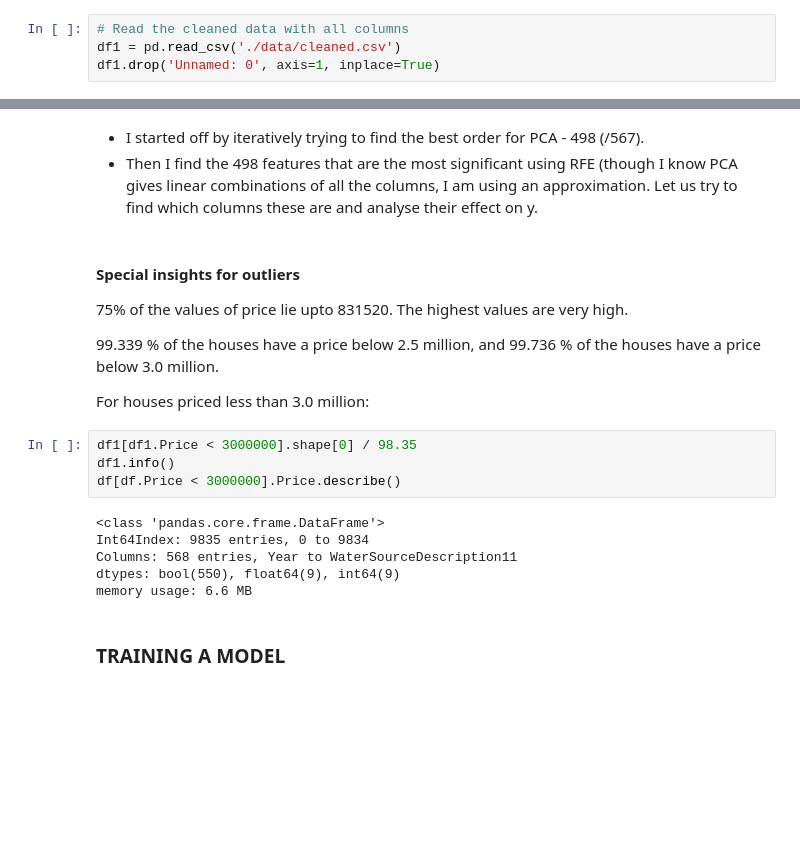
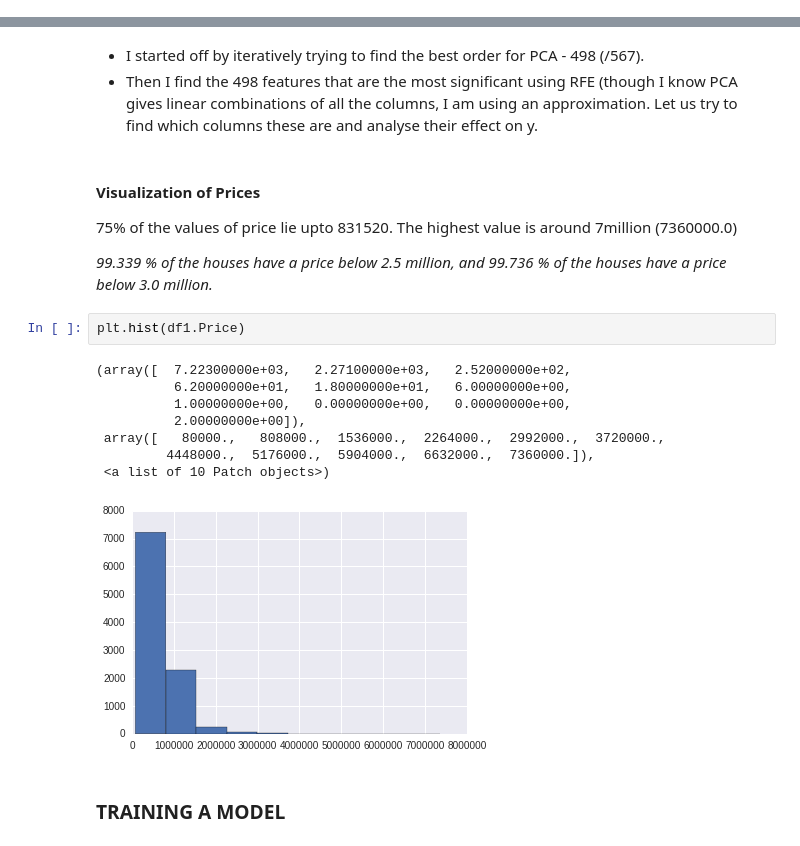
Before and after one commit to anujkhare/hackathon-ml, a Jupyter notebook: hackathon-present.ipynb, the cells around one changed output, grey strips where cells are left out. Drawn from its saved outputs; the diff is of its cells as text; blank space fills up the shorter version.

```diff
--- a/hackathon-present.ipynb
+++ b/hackathon-present.ipynb
@@ -60,6 +47,2 @@ df = pd.read_csv('./data/HousePriceDataset.csv')
-# %%
-# Read the cleaned data with all columns
-df1 = pd.read_csv('./data/cleaned.csv')
-df1.drop('Unnamed: 0', axis=1, inplace=True)
 # %% [markdown]
 ## Feature analysis and Data Cleaning
@@ -410,24 +291,23 @@ plt.scatter (np.arange(rfe.ranking_.shape[0]) + 1, rfe.ranking_ )
 - I started off by iteratively trying to find the best order for PCA - 498 (/567).
 - Then I find the 498 features that are the most significant using RFE (though I know PCA gives linear combinations of all the columns, I am using an approximation. Let us try to find which columns these are and analyse their effect on y.
 # %% [markdown]
-#### Special insights for outliers
+#### Visualization of Prices
 75% of the values of price lie upto 831520.
-The highest values are very high.
+The highest value is around 7million (7360000.0)
 
-99.339 % of the houses have a price below 2.5 million, and
-99.736 % of the houses have a price below 3.0 million.
-
-For houses priced less than 3.0 million:
+*99.339 % of the houses have a price below 2.5 million, and
+99.736 % of the houses have a price below 3.0 million.*
-# %%
-df1[df1.Price < 3000000].shape[0] / 98.35
-df1.info()
-df[df.Price < 3000000].Price.describe()
-# %% [output]
-<class 'pandas.core.frame.DataFrame'>
-Int64Index: 9835 entries, 0 to 9834
-Columns: 568 entries, Year to WaterSourceDescription11
-dtypes: bool(550), float64(9), int64(9)
-memory usage: 6.6 MB
+# %%
+plt.hist(df1.Price)
+# %% [output]
+(array([  7.22300000e+03,   2.27100000e+03,   2.52000000e+02,
+          6.20000000e+01,   1.80000000e+01,   6.00000000e+00,
+          1.00000000e+00,   0.00000000e+00,   0.00000000e+00,
+          2.00000000e+00]),
+ array([   80000.,   808000.,  1536000.,  2264000.,  2992000.,  3720000.,
+         4448000.,  5176000.,  5904000.,  6632000.,  7360000.]),
+ <a list of 10 Patch objects>)
+[figure, added]
 # %% [markdown]
 ### TRAINING A MODEL
 # %% [markdown]
```
Also changed, not shown: parts of 26 cells of this notebook.
